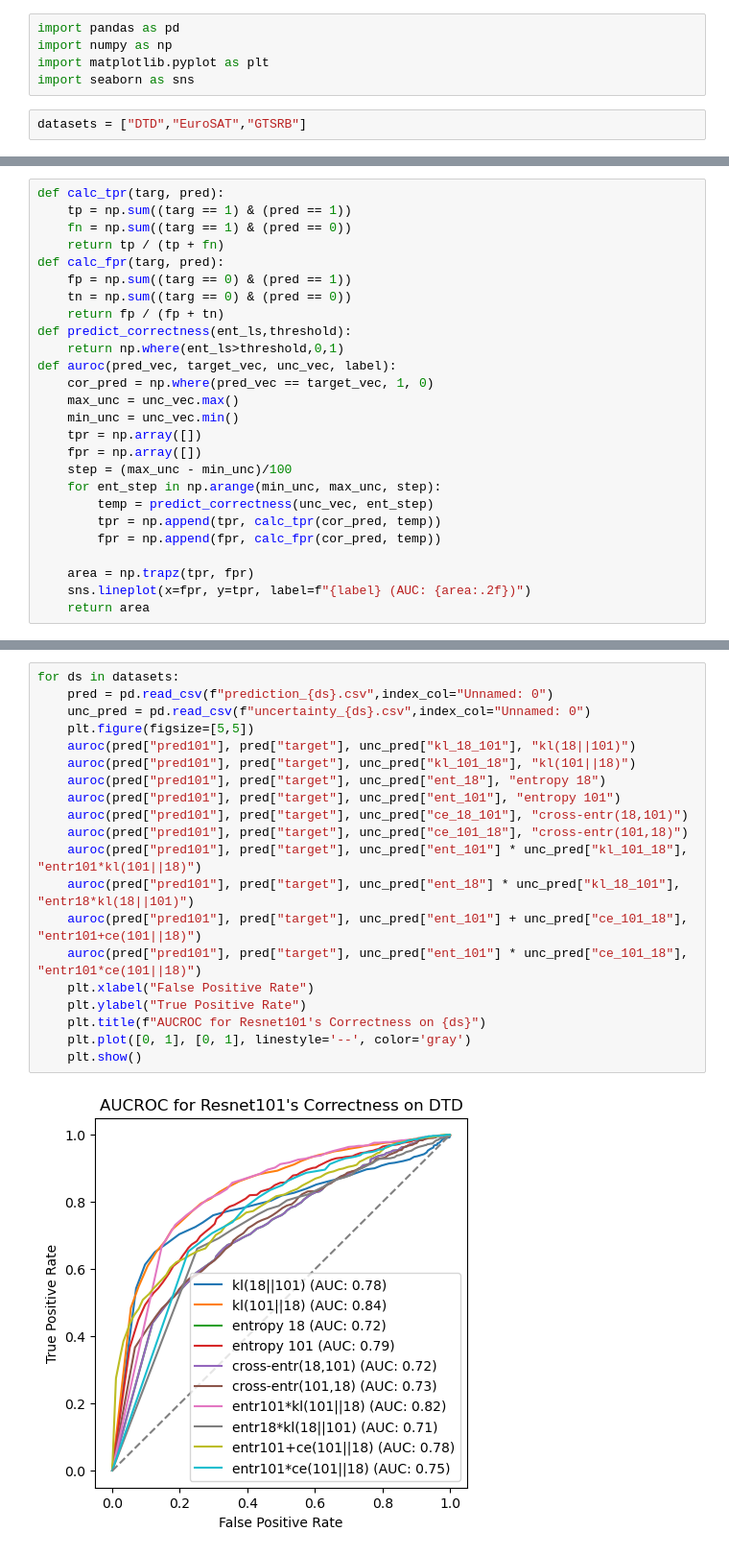
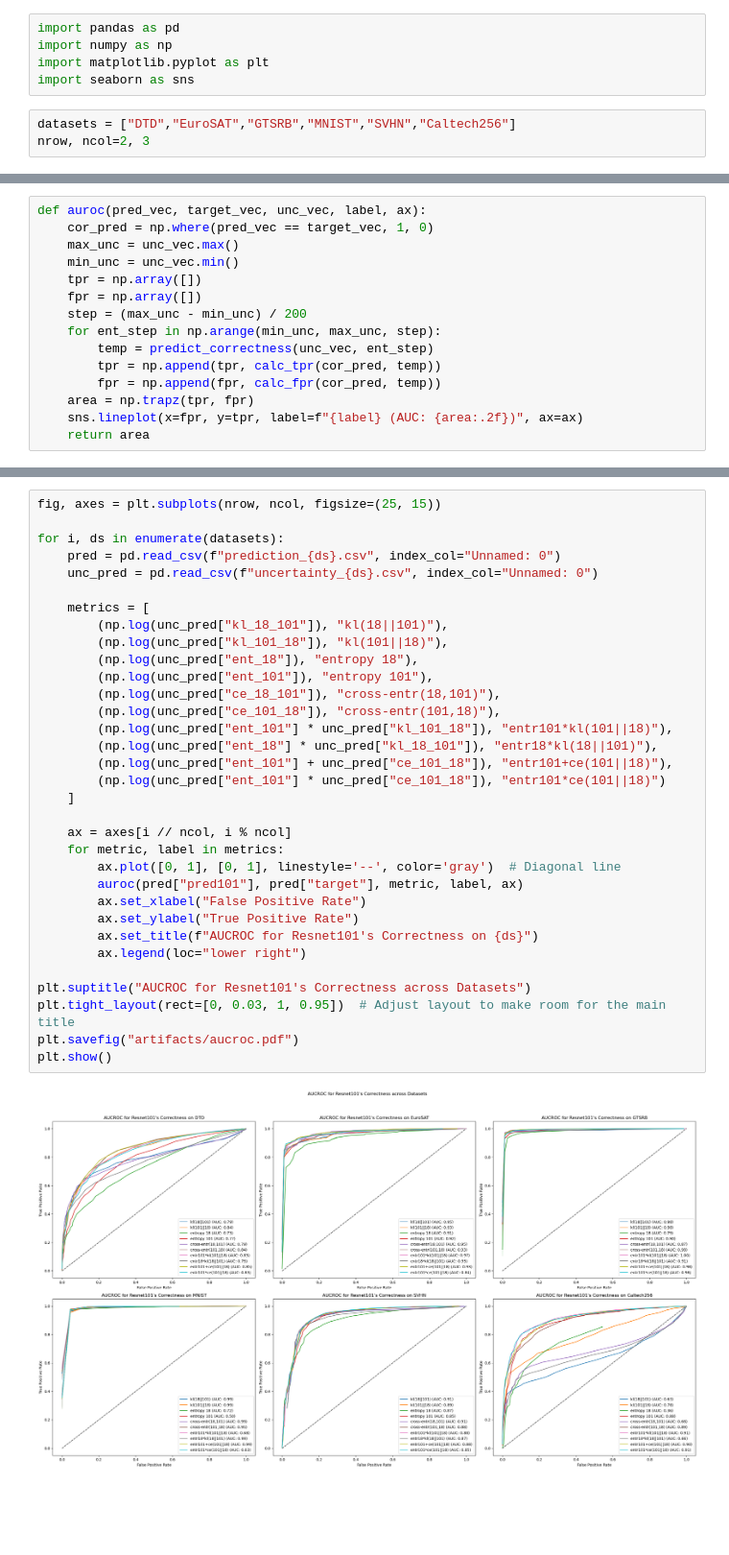
Before and after one commit to TimothyZG/wliura2024, a Jupyter notebook: Analysis/02-aucroc.ipynb, the cells around one changed output, grey strips where cells are left out. Shown at 96% size. Saved outputs shown, nothing was run; the diff lists cells and outputs as text; blank space fills up the shorter version.

```diff
--- a/Analysis/02-aucroc.ipynb
+++ b/Analysis/02-aucroc.ipynb
@@ -4,4 +4,5 @@ import numpy as np
 import matplotlib.pyplot as plt
 import seaborn as sns
 # %%
-datasets = ["DTD","EuroSAT","GTSRB"]
+datasets = ["DTD","EuroSAT","GTSRB","MNIST","SVHN","Caltech256"]
+nrow, ncol=2, 3
@@ -8,26 +20,15 @@ datasets = ["DTD","EuroSAT","GTSRB"]
 # %%
-def calc_tpr(targ, pred):
-    tp = np.sum((targ == 1) & (pred == 1))
-    fn = np.sum((targ == 1) & (pred == 0))
-    return tp / (tp + fn)
-def calc_fpr(targ, pred):
-    fp = np.sum((targ == 0) & (pred == 1))
-    tn = np.sum((targ == 0) & (pred == 0))
-    return fp / (fp + tn)
-def predict_correctness(ent_ls,threshold):
-    return np.where(ent_ls>threshold,0,1)
-def auroc(pred_vec, target_vec, unc_vec, label):
+def auroc(pred_vec, target_vec, unc_vec, label, ax):
     cor_pred = np.where(pred_vec == target_vec, 1, 0)
     max_unc = unc_vec.max()
     min_unc = unc_vec.min()
     tpr = np.array([])
     fpr = np.array([])
-    step = (max_unc - min_unc)/100
+    step = (max_unc - min_unc) / 200
     for ent_step in np.arange(min_unc, max_unc, step):
         temp = predict_correctness(unc_vec, ent_step)
         tpr = np.append(tpr, calc_tpr(cor_pred, temp))
         fpr = np.append(fpr, calc_fpr(cor_pred, temp))
-
     area = np.trapz(tpr, fpr)
-    sns.lineplot(x=fpr, y=tpr, label=f"{label} (AUC: {area:.2f})")
+    sns.lineplot(x=fpr, y=tpr, label=f"{label} (AUC: {area:.2f})", ax=ax)
     return area
@@ -34,22 +51,35 @@ def auroc(pred_vec, target_vec, unc_vec, label):
 # %%
-for ds in datasets:
-    pred = pd.read_csv(f"prediction_{ds}.csv",index_col="Unnamed: 0")
-    unc_pred = pd.read_csv(f"uncertainty_{ds}.csv",index_col="Unnamed: 0")
-    plt.figure(figsize=[5,5])
-    auroc(pred["pred101"], pred["target"], unc_pred["kl_18_101"], "kl(18||101)")
-    auroc(pred["pred101"], pred["target"], unc_pred["kl_101_18"], "kl(101||18)")
-    auroc(pred["pred101"], pred["target"], unc_pred["ent_18"], "entropy 18")
-    auroc(pred["pred101"], pred["target"], unc_pred["ent_101"], "entropy 101")
-    auroc(pred["pred101"], pred["target"], unc_pred["ce_18_101"], "cross-entr(18,101)")
-    auroc(pred["pred101"], pred["target"], unc_pred["ce_101_18"], "cross-entr(101,18)")
-    auroc(pred["pred101"], pred["target"], unc_pred["ent_101"] * unc_pred["kl_101_18"], "entr101*kl(101||18)")
-    auroc(pred["pred101"], pred["target"], unc_pred["ent_18"] * unc_pred["kl_18_101"], "entr18*kl(18||101)")
-    auroc(pred["pred101"], pred["target"], unc_pred["ent_101"] + unc_pred["ce_101_18"], "entr101+ce(101||18)")
-    auroc(pred["pred101"], pred["target"], unc_pred["ent_101"] * unc_pred["ce_101_18"], "entr101*ce(101||18)")
-    plt.xlabel("False Positive Rate")
-    plt.ylabel("True Positive Rate")
-    plt.title(f"AUCROC for Resnet101's Correctness on {ds}")
-    plt.plot([0, 1], [0, 1], linestyle='--', color='gray')
-    plt.show()
+fig, axes = plt.subplots(nrow, ncol, figsize=(25, 15))
+
+for i, ds in enumerate(datasets):
+    pred = pd.read_csv(f"prediction_{ds}.csv", index_col="Unnamed: 0")
+    unc_pred = pd.read_csv(f"uncertainty_{ds}.csv", index_col="Unnamed: 0")
+
+    metrics = [
+        (np.log(unc_pred["kl_18_101"]), "kl(18||101)"),
+        (np.log(unc_pred["kl_101_18"]), "kl(101||18)"),
+        (np.log(unc_pred["ent_18"]), "entropy 18"),
+        (np.log(unc_pred["ent_101"]), "entropy 101"),
+        (np.log(unc_pred["ce_18_101"]), "cross-entr(18,101)"),
+        (np.log(unc_pred["ce_101_18"]), "cross-entr(101,18)"),
+        (np.log(unc_pred["ent_101"] * unc_pred["kl_101_18"]), "entr101*kl(101||18)"),
+        (np.log(unc_pred["ent_18"] * unc_pred["kl_18_101"]), "entr18*kl(18||101)"),
+        (np.log(unc_pred["ent_101"] + unc_pred["ce_101_18"]), "entr101+ce(101||18)"),
+        (np.log(unc_pred["ent_101"] * unc_pred["ce_101_18"]), "entr101*ce(101||18)")
+    ]
+
+    ax = axes[i // ncol, i % ncol]
+    for metric, label in metrics:
+        ax.plot([0, 1], [0, 1], linestyle='--', color='gray')  # Diagonal line
+        auroc(pred["pred101"], pred["target"], metric, label, ax)
+        ax.set_xlabel("False Positive Rate")
+        ax.set_ylabel("True Positive Rate")
+        ax.set_title(f"AUCROC for Resnet101's Correctness on {ds}")
+        ax.legend(loc="lower right")
+
+plt.suptitle("AUCROC for Resnet101's Correctness across Datasets")
+plt.tight_layout(rect=[0, 0.03, 1, 0.95])  # Adjust layout to make room for the main title
+plt.savefig("artifacts/aucroc.pdf")
+plt.show()
 # %% [output]
-[figure, old version]
+[figure, new version]
```
Also changed, not shown: parts of 3 cells of this notebook, 19 other files.
